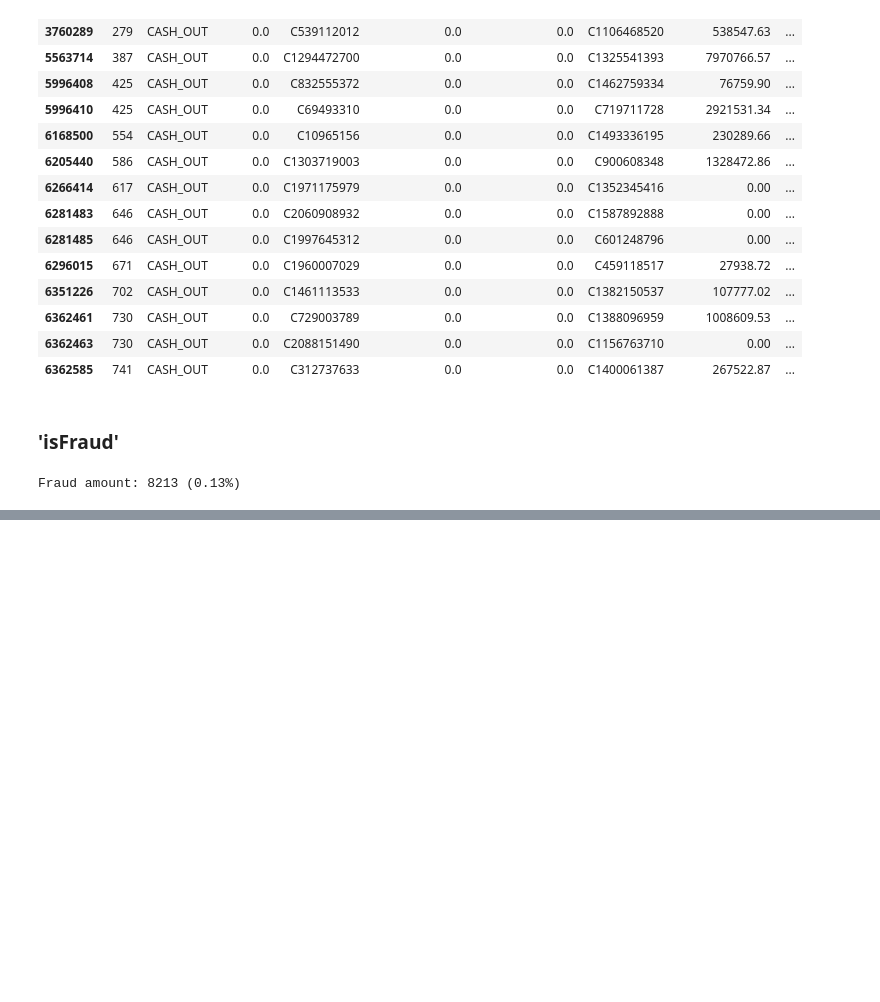
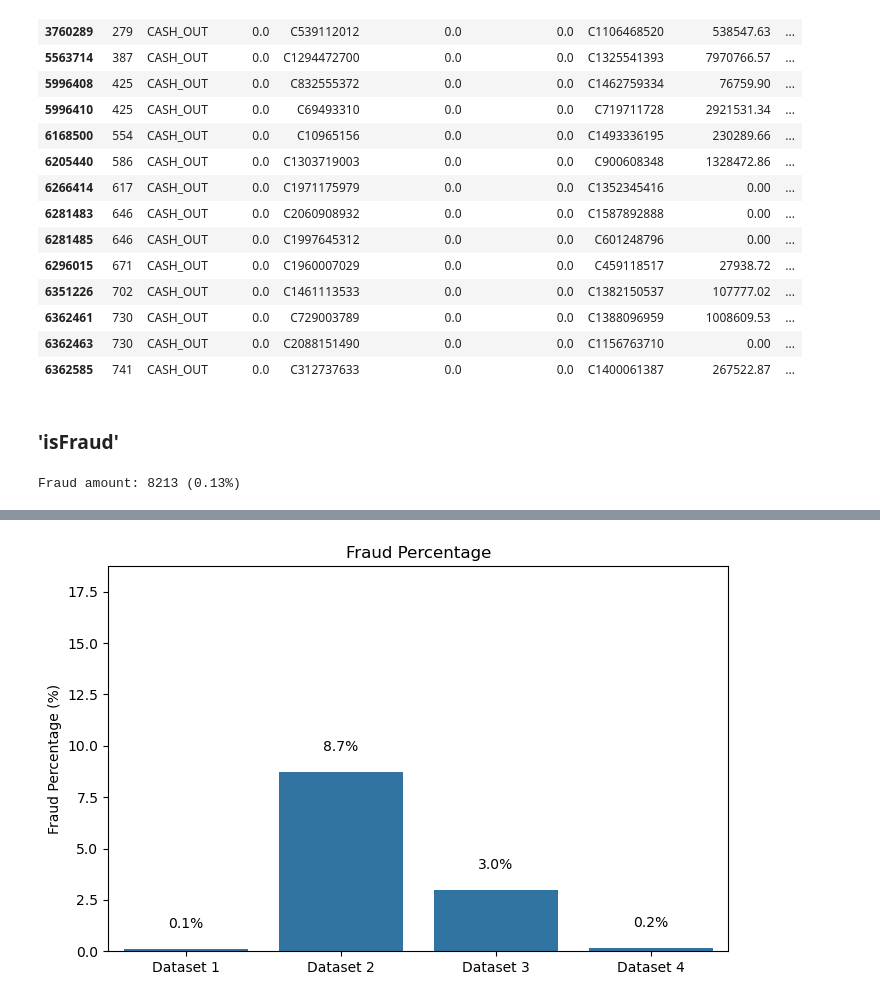
Before and after one commit to salveendutt/Big-Data-Analytics, a Jupyter notebook: eda/Fraudulent Transactions Data_Kaggle.ipynb, the cells around one changed output, grey strips where cells are left out. Cells and saved outputs as stored; diff of their text form; code cells hidden in the pictures; blank space fills up the shorter version.

```diff
--- a/eda/Fraudulent Transactions Data_Kaggle.ipynb
+++ b/eda/Fraudulent Transactions Data_Kaggle.ipynb
@@ -121,0 +168,35 @@ Fraud amount: 8213 (0.13%)
+# %%
+import pandas as pd
+import matplotlib.pyplot as plt
+import seaborn as sns
+
+dfs = [df1, df2, df3, df4]
+
+fraud_percentages = [
+    (df['isFraud'].sum() / len(df)) * 100 for df in dfs
+]
+
+plot_data = pd.DataFrame({
+    'Dataset': [f'Dataset {i+1}' for i in range(len(dfs))],
+    'Fraud Percentage': fraud_percentages
+})
+
+plt.figure(figsize=(8, 5))
+ax = sns.barplot(data=plot_data, x='Dataset', y='Fraud Percentage')
+
+for i, bar in enumerate(ax.patches):
+    height = bar.get_height()
+    ax.text(
+        bar.get_x() + bar.get_width() / 2.0,
+        height + 1,
+        f'{fraud_percentages[i]:.1f}%',
+        ha='center', fontsize=10, color='black'
+    )
+
+plt.title('Fraud Percentage')
+plt.ylabel('Fraud Percentage (%)')
+plt.xlabel('')
+plt.ylim(0, max(fraud_percentages) + 10)
+plt.show()
+# %% [output]
+[figure, added]
```
Also changed, not shown: parts of 7 cells of this notebook.
